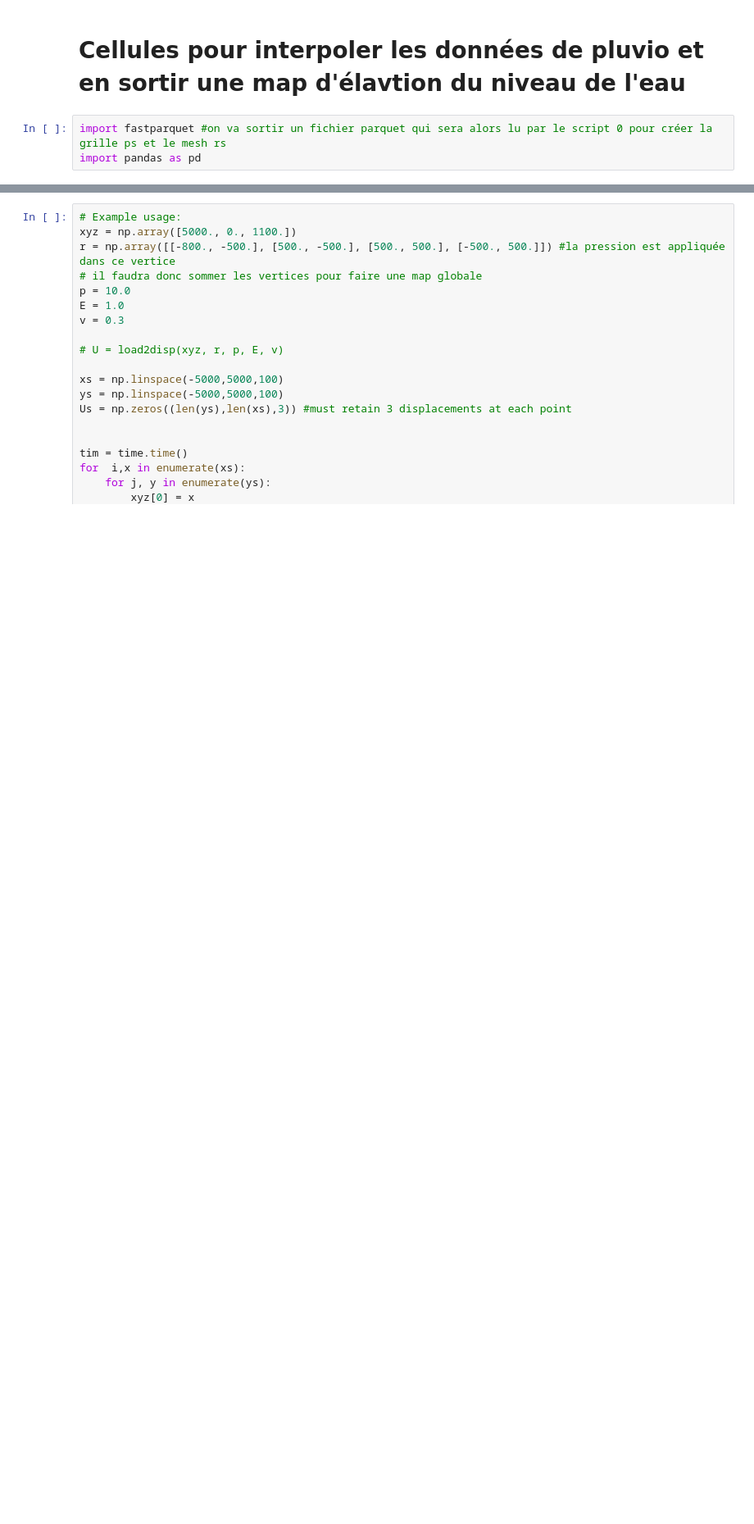
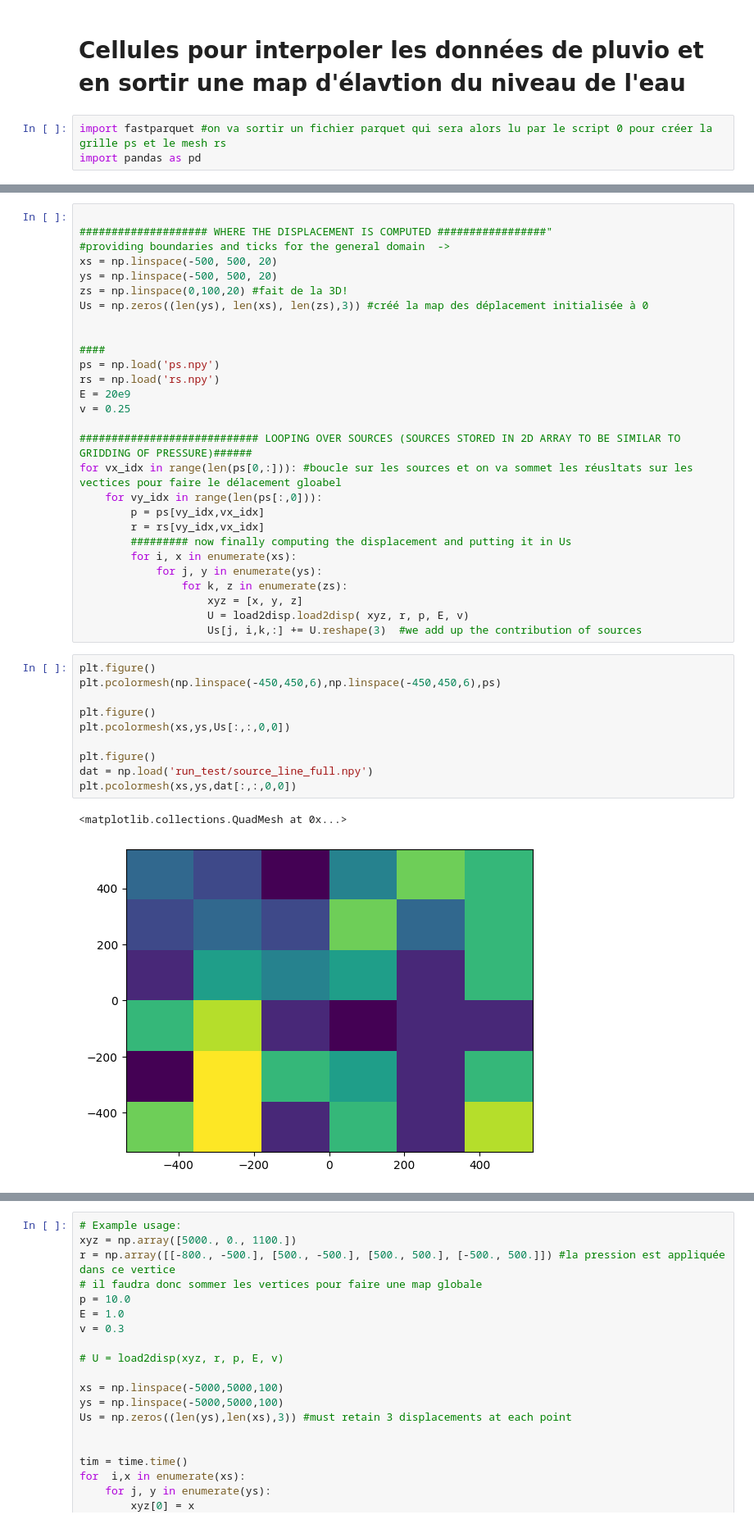
Before and after one commit to Elrondol/disp2load, a Jupyter notebook: Love_problem.ipynb, the cells around one changed output, grey strips where cells are left out. Shown at 82% size. Cells and saved outputs as stored; diff of their text form; blank space fills up the shorter version.

```diff
--- a/Love_problem.ipynb
+++ b/Love_problem.ipynb
@@ -383,0 +402,41 @@ import pandas as pd
+# %%
+
+#################### WHERE THE DISPLACEMENT IS COMPUTED #################"
+#providing boundaries and ticks for the general domain  ->
+xs = np.linspace(-500, 500, 20)
+ys = np.linspace(-500, 500, 20)
+zs = np.linspace(0,100,20) #fait de la 3D!
+Us = np.zeros((len(ys), len(xs), len(zs),3)) #créé la map des déplacement initialisée à 0
+
+
+####
+ps = np.load('ps.npy')
+rs = np.load('rs.npy')
+E = 20e9
+v = 0.25
+
+############################ LOOPING OVER SOURCES (SOURCES STORED IN 2D ARRAY TO BE SIMILAR TO GRIDDING OF PRESSURE)######
+for vx_idx in range(len(ps[0,:])): #boucle sur les sources et on va sommet les réusltats sur les vectices pour faire le délacement gloabel
+    for vy_idx in range(len(ps[:,0])):
+        p = ps[vy_idx,vx_idx]
+        r = rs[vy_idx,vx_idx]
+        ######### now finally computing the displacement and putting it in Us
+        for i, x in enumerate(xs):
+            for j, y in enumerate(ys):
+                for k, z in enumerate(zs):
+                    xyz = [x, y, z]
+                    U = load2disp.load2disp( xyz, r, p, E, v)
+                    Us[j, i,k,:] += U.reshape(3)  #we add up the contribution of sources
+# %%
+plt.figure()
+plt.pcolormesh(np.linspace(-450,450,6),np.linspace(-450,450,6),ps)
+
+plt.figure()
+plt.pcolormesh(xs,ys,Us[:,:,0,0])
+
+plt.figure()
+dat = np.load('run_test/source_line_full.npy')
+plt.pcolormesh(xs,ys,dat[:,:,0,0])
+# %% [output]
+<matplotlib.collections.QuadMesh at 0x...>
+[figure, added]
```
Also changed, not shown: parts of 6 cells of this notebook, 19 other files.
